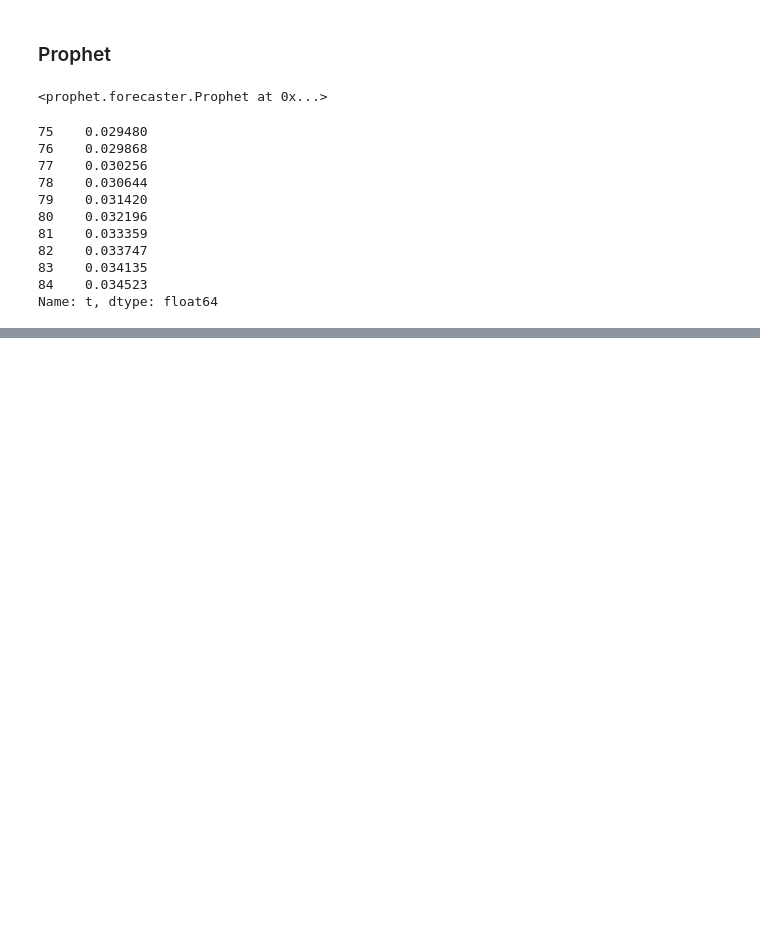
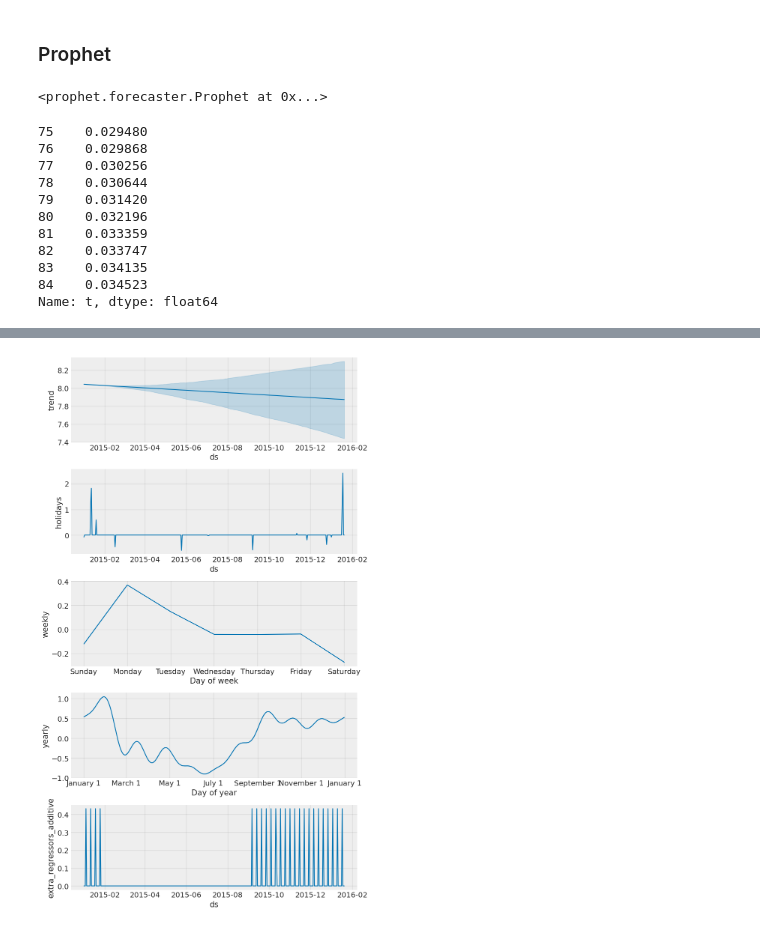
Before and after one commit to JakeRobertBaker/pymc_prophet, a Jupyter notebook: scratch_pymc_prophet_full_example.ipynb, the cells around one changed output, grey strips where cells are left out. Drawn from its saved outputs; the diff is of its cells as text; code cells hidden in the pictures; blank space fills up the shorter version.

Commit message:
fixed_holiday_issue_plus_initial_modelling

```diff
--- a/scratch_pymc_prophet_full_example.ipynb
+++ b/scratch_pymc_prophet_full_example.ipynb
@@ -207,0 +226,5 @@ transformed.tau
+# %%
+prophet_model = Prophet(holidays=holidays)
+prophet_model.add_country_holidays(country_name='US')
+prophet_model.add_regressor('nfl_sunday')
+prophet_model.fit(train_df)
@@ -207,0 +250,5 @@ transformed.tau
+# %%
+forecast = prophet_model.predict(test_df)
+fig = prophet_model.plot_components(forecast)
+# %% [output]
+[figure, added]
```
Also changed, not shown: parts of 10 cells of this notebook, 5 other files.
